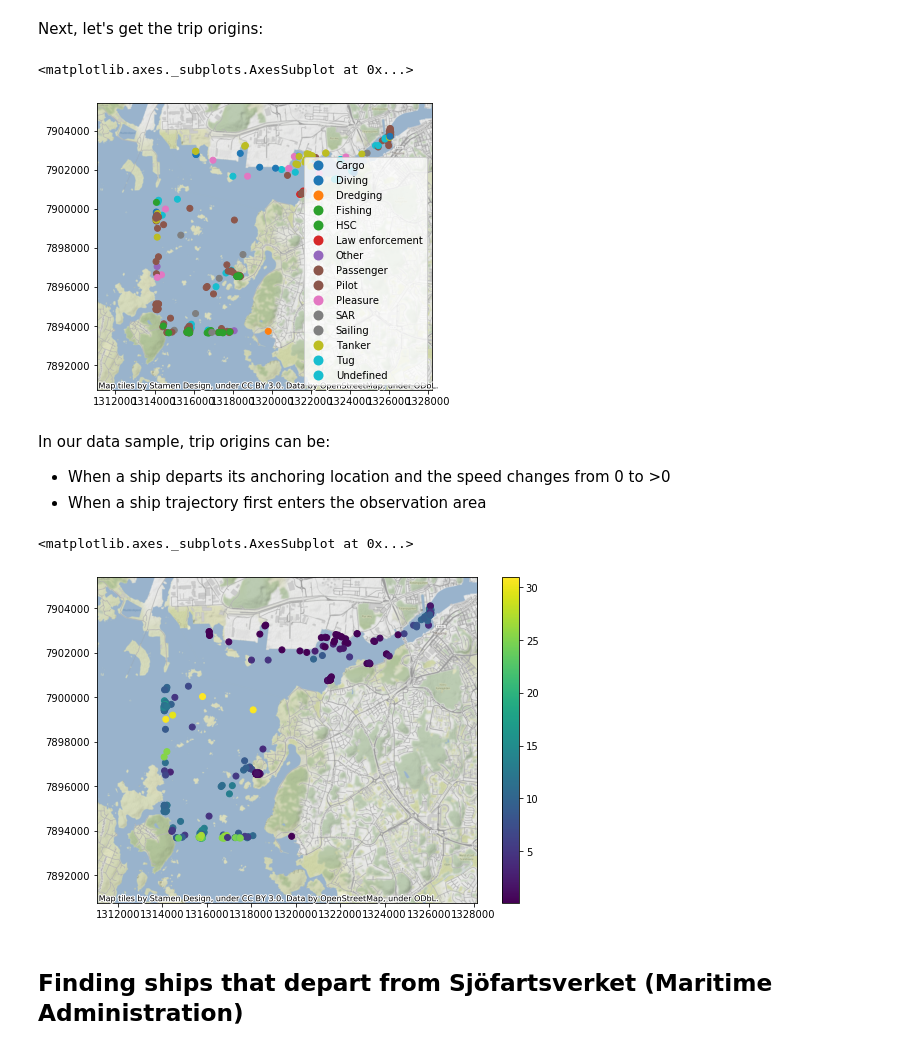
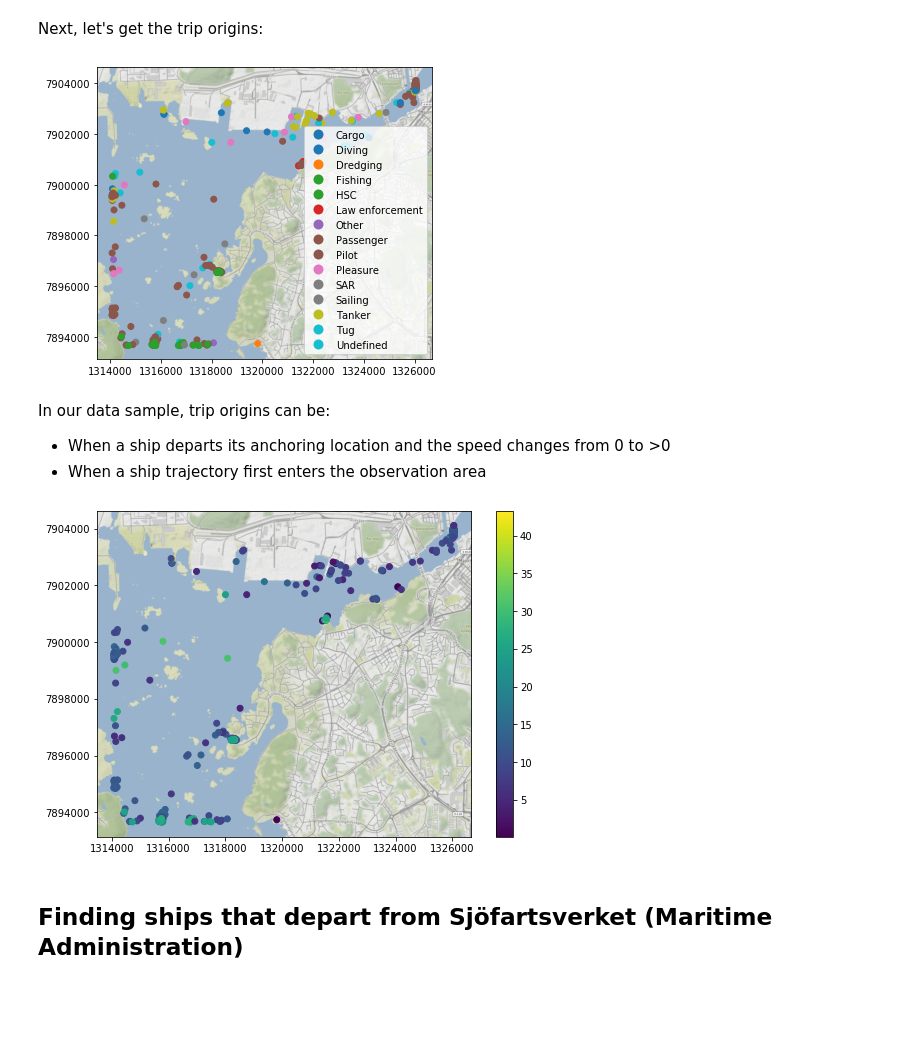
Before and after one commit to movingpandas/movingpandas, a Jupyter notebook: tutorials/1_ship_data_analysis.ipynb, the cells around one changed output. Drawn from its saved outputs; the diff is of its cells as text; code cells hidden in the pictures; blank space fills up the shorter version.

Commit message:
Integrate TrajectoryManager into tutorials
and remove out of sync Rmd versions (they are still available in the opengeohub2019 branch)

```diff
--- a/tutorials/1_ship_data_analysis.ipynb
+++ b/tutorials/1_ship_data_analysis.ipynb
@@ -134,0 +114,9 @@ Finished creating 77 trajectories in 0:00:50.455812
+# %%
+%%time
+
+MIN_LENGTH = 100 # meters
+
+tm = mp.TrajectoryManager(df, 'MMSI', MIN_LENGTH)
+trajectories = tm.trajectories
+
+print("Finished creating {} trajectories".format(len(trajectories)))
@@ -259,11 +220,7 @@ bridge_traj.df.head()
 # %% [markdown]
 Since AIS records with a speed over ground (SOG) value of zero have been removed from the dataset, we can use the `split_by_observation_gap()` function to split the continuous observations into individual trips:
 # %%
-trips = []
-for traj in trajectories:
-    for x in traj.split_by_observation_gap(timedelta(minutes=5)):
-        if x.get_length() > MIN_LENGTH:
-            trips.append(x)
+trips = tm.split_by_observation_gap(timedelta(minutes=5))
 print("Extracted {} individual trips from {} continuous vessel tracks".format(len(trips), len(trajectories)))
 # %% [output]
 Extracted 302 individual trips from 77 continuous vessel tracks
@@ -290,9 +242,9 @@ origins = GeoDataFrame(pd.DataFrame(origins), crs=wgs84)
 # %%
+origins = trips.get_start_locations(['SOG', 'ShipType'])
 ax = origins.to_crs(epsg=3857).plot(column='ShipType', legend=True, figsize=(6,6))
 ctx.add_basemap(ax, url=ctx.sources.ST_TERRAIN, zoom=ZOOM_LEVEL)
 # %% [output]
-<matplotlib.axes._subplots.AxesSubplot at 0x...>
-[figure, old version]
+[figure, new version]
 # %% [markdown]
 In our data sample, trip origins can be:
 - When a ship departs its anchoring location and the speed changes from 0 to >0
@@ -301,8 +253,7 @@ In our data sample, trip origins can be:
 ax = origins.to_crs(epsg=3857).plot(column='SOG', legend=True, figsize=(9,6))
 ctx.add_basemap(ax, url=ctx.sources.ST_TERRAIN, zoom=ZOOM_LEVEL)
 # %% [output]
-<matplotlib.axes._subplots.AxesSubplot at 0x...>
-[figure, old version]
+[figure, new version]
 # %% [markdown]
 ## Finding ships that depart from Sjöfartsverket (Maritime Administration)
 # %%
```
Also changed, not shown: parts of 16 cells of this notebook, 14 other files.
